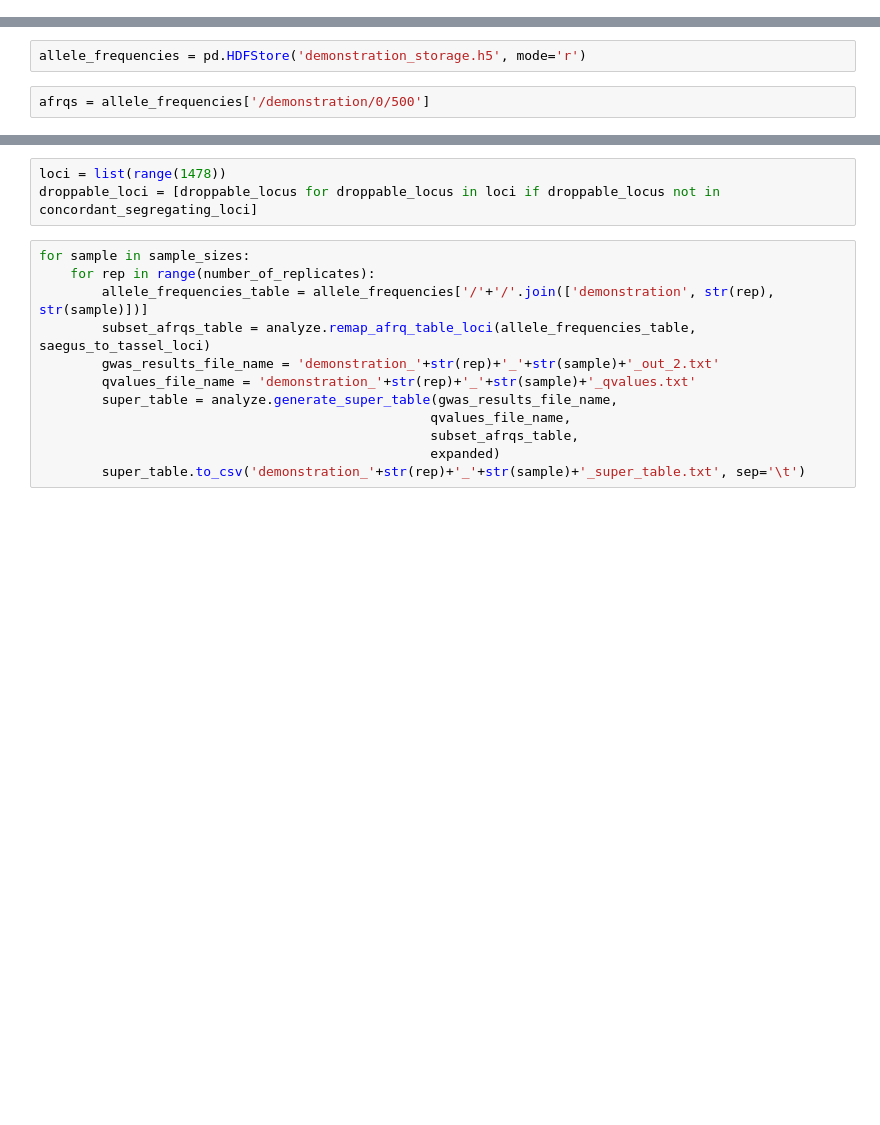
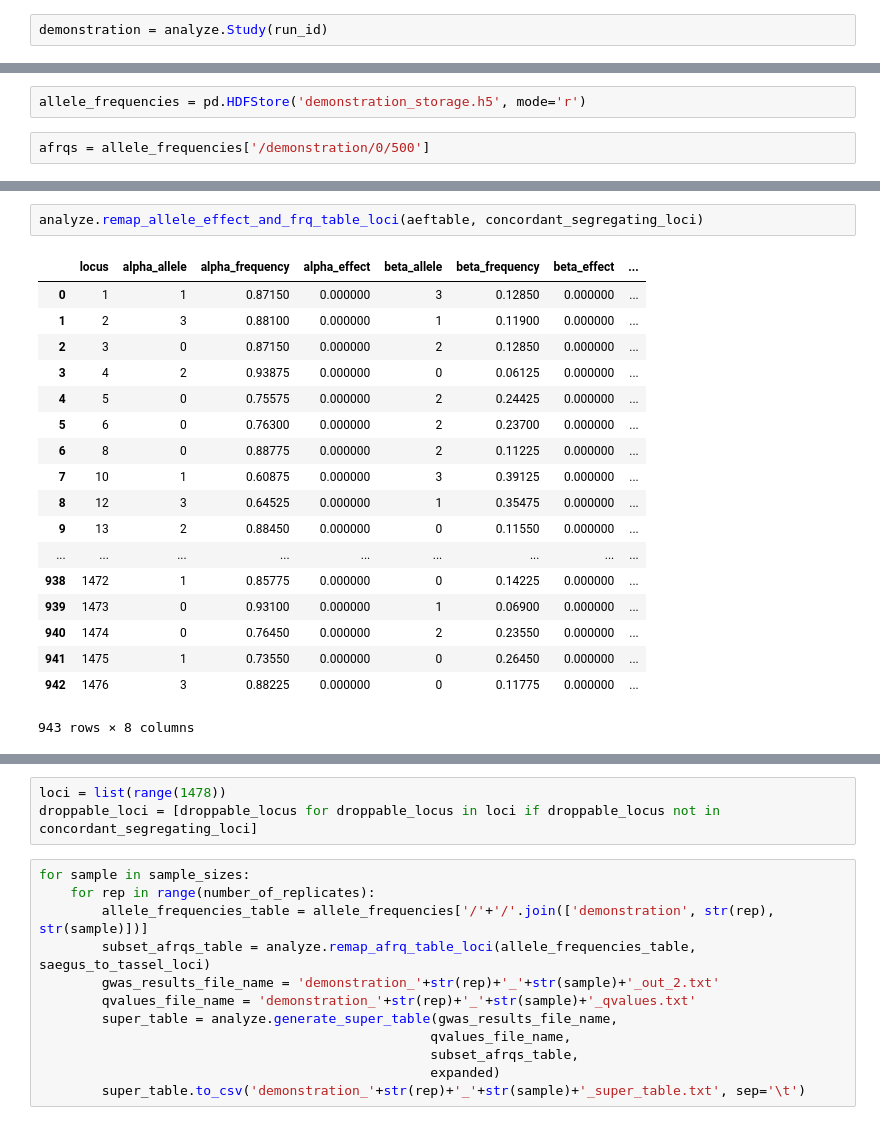
Before and after one commit to maizeatlas/saegus, a Jupyter notebook: devel/magic/1478/docs_run_demonstration.ipynb, the cells around one changed output, grey strips where cells are left out. Drawn from its saved outputs; the diff is of its cells as text; blank space fills up the shorter version.

```diff
--- a/devel/magic/1478/docs_run_demonstration.ipynb
+++ b/devel/magic/1478/docs_run_demonstration.ipynb
@@ -61,6 +61,8 @@ mater = breed.MAGIC(multi_prefounders, founders, [0.01]*1478)
 mater.random_mating(3, 2000)
 # %% [output]
 Initiating random mating for 3 generations.
+# %%
+demonstration = analyze.Study(run_id)
 # %%
 sample_library = demonstration.collect_samples(multi_prefounders, sample_sizes)
 # %%
@@ -350,0 +496,21 @@ afrqs = allele_frequencies['/demonstration/0/500']
+# %%
+analyze.remap_allele_effect_and_frq_table_loci(aeftable, concordant_segregating_loci)
+# %% [output]
+|  | locus | alpha_allele | alpha_frequency | alpha_effect | beta_allele | beta_frequency | beta_effect | ... |
+| 0 | 1 | 1 | 0.87150 | 0.000000 | 3 | 0.12850 | 0.000000 | ... |
+| 1 | 2 | 3 | 0.88100 | 0.000000 | 1 | 0.11900 | 0.000000 | ... |
+| 2 | 3 | 0 | 0.87150 | 0.000000 | 2 | 0.12850 | 0.000000 | ... |
+| 3 | 4 | 2 | 0.93875 | 0.000000 | 0 | 0.06125 | 0.000000 | ... |
+| 4 | 5 | 0 | 0.75575 | 0.000000 | 2 | 0.24425 | 0.000000 | ... |
+| 5 | 6 | 0 | 0.76300 | 0.000000 | 2 | 0.23700 | 0.000000 | ... |
+| 6 | 8 | 0 | 0.88775 | 0.000000 | 2 | 0.11225 | 0.000000 | ... |
+| 7 | 10 | 1 | 0.60875 | 0.000000 | 3 | 0.39125 | 0.000000 | ... |
+| 8 | 12 | 3 | 0.64525 | 0.000000 | 1 | 0.35475 | 0.000000 | ... |
+| 9 | 13 | 2 | 0.88450 | 0.000000 | 0 | 0.11550 | 0.000000 | ... |
+| ... | ... | ... | ... | ... | ... | ... | ... | ... |
+| 938 | 1472 | 1 | 0.85775 | 0.000000 | 0 | 0.14225 | 0.000000 | ... |
+| 939 | 1473 | 0 | 0.93100 | 0.000000 | 1 | 0.06900 | 0.000000 | ... |
+| 940 | 1474 | 0 | 0.76450 | 0.000000 | 2 | 0.23550 | 0.000000 | ... |
+| 941 | 1475 | 1 | 0.73550 | 0.000000 | 0 | 0.26450 | 0.000000 | ... |
+| 942 | 1476 | 3 | 0.88225 | 0.000000 | 0 | 0.11775 | 0.000000 | ... |
+943 rows × 8 columns
```
Also changed, not shown: parts of 89 cells of this notebook, 23 other files.
